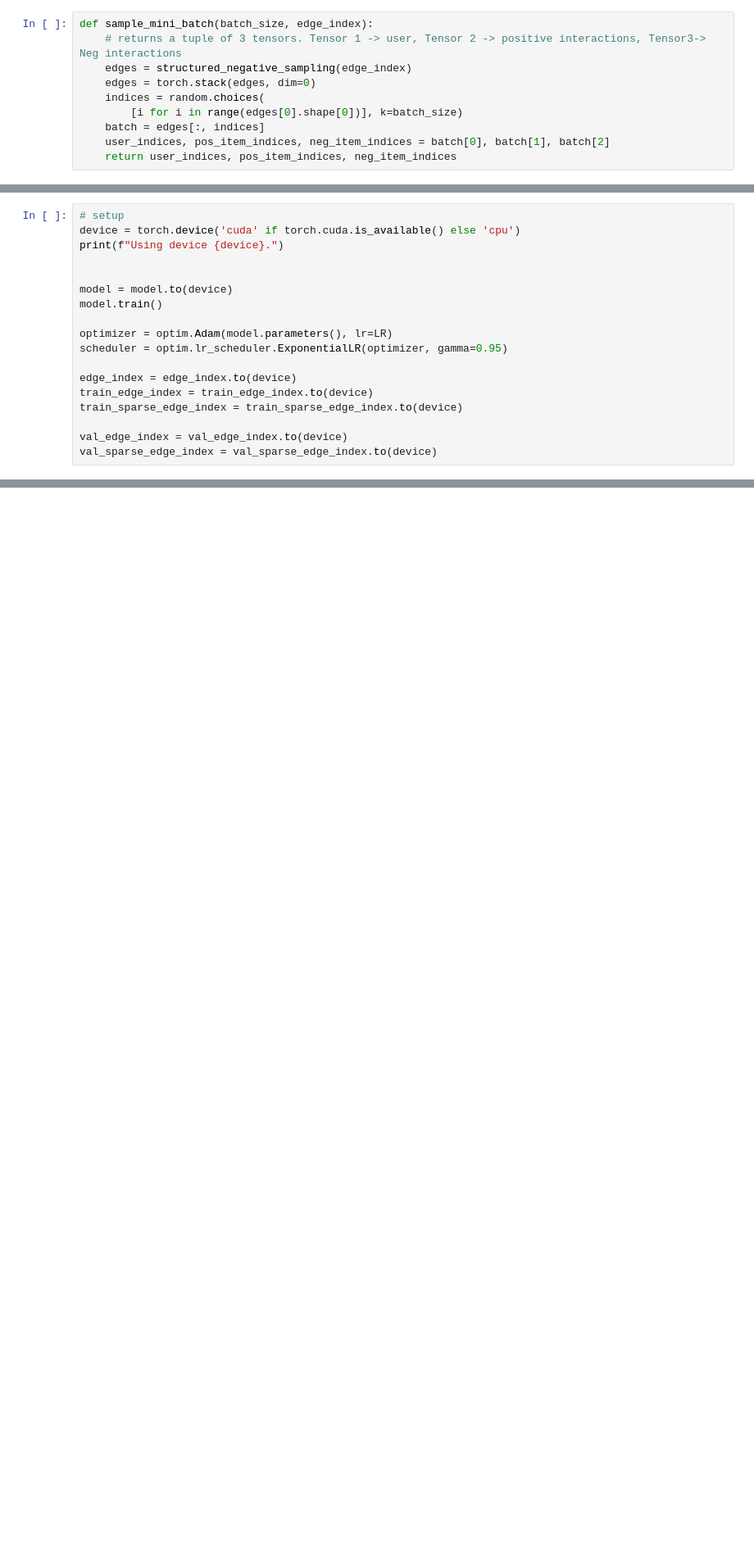
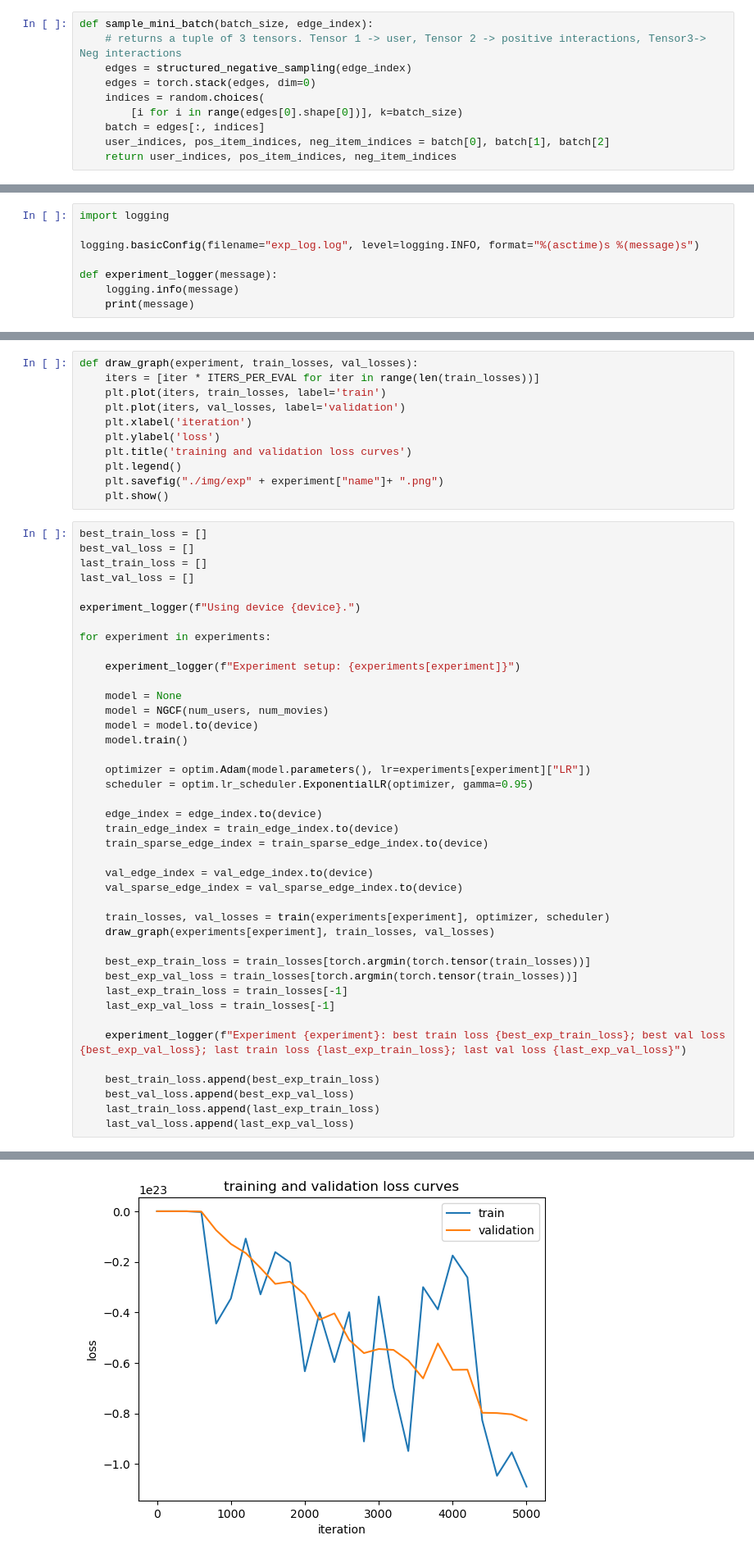
Before and after one commit to rbmy/recommendation_system, a Jupyter notebook: ngcf.ipynb, the cells around one changed output, grey strips where cells are left out. Shown: that part at 82% size. Cells and saved outputs as stored; diff of their text form; blank space fills up the shorter version.

```diff
--- a/ngcf.ipynb
+++ b/ngcf.ipynb
@@ -360,0 +430,8 @@ LAMBDA = 1e-6
+# %%
+import logging
+
+logging.basicConfig(filename="exp_log.log", level=logging.INFO, format="%(asctime)s %(message)s")
+
+def experiment_logger(message):
+    logging.info(message)
+    print(message)
@@ -361,19 +481,53 @@ LAMBDA = 1e-6
+# %%
+def draw_graph(experiment, train_losses, val_losses):
+    iters = [iter * ITERS_PER_EVAL for iter in range(len(train_losses))]
+    plt.plot(iters, train_losses, label='train')
+    plt.plot(iters, val_losses, label='validation')
+    plt.xlabel('iteration')
+    plt.ylabel('loss')
+    plt.title('training and validation loss curves')
+    plt.legend()
+    plt.savefig("./img/exp" + experiment["name"]+ ".png")
+    plt.show()
 # %%
-# setup
-device = torch.device('cuda' if torch.cuda.is_available() else 'cpu')
-print(f"Using device {device}.")
+best_train_loss = []
+best_val_loss = []
+last_train_loss = []
+last_val_loss = []
 
+experiment_logger(f"Using device {device}.")
 
-model = model.to(device)
-model.train()
+for experiment in experiments:
 
-optimizer = optim.Adam(model.parameters(), lr=LR)
-scheduler = optim.lr_scheduler.ExponentialLR(optimizer, gamma=0.95)
+    experiment_logger(f"Experiment setup: {experiments[experiment]}")
 
-edge_index = edge_index.to(device)
-train_edge_index = train_edge_index.to(device)
-train_sparse_edge_index = train_sparse_edge_index.to(device)
+    model = None
+    model = NGCF(num_users, num_movies)
+    model = model.to(device)
+    model.train()
 
-val_edge_index = val_edge_index.to(device)
-val_sparse_edge_index = val_sparse_edge_index.to(device)
+    optimizer = optim.Adam(model.parameters(), lr=experiments[experiment]["LR"])
+    scheduler = optim.lr_scheduler.ExponentialLR(optimizer, gamma=0.95)
+
+    edge_index = edge_index.to(device)
+    train_edge_index = train_edge_index.to(device)
+    train_sparse_edge_index = train_sparse_edge_index.to(device)
+
+    val_edge_index = val_edge_index.to(device)
+    val_sparse_edge_index = val_sparse_edge_index.to(device)
+
+    train_losses, val_losses = train(experiments[experiment], optimizer, scheduler)
+    draw_graph(experiments[experiment], train_losses, val_losses)
+
+    best_exp_train_loss = train_losses[torch.argmin(torch.tensor(train_losses))]
+    best_exp_val_loss = train_losses[torch.argmin(torch.tensor(train_losses))]
+    last_exp_train_loss = train_losses[-1]
+    last_exp_val_loss = train_losses[-1]
+
+    experiment_logger(f"Experiment {experiment}: best train loss {best_exp_train_loss}; best val loss {best_exp_val_loss}; last train loss {last_exp_train_loss}; last val loss {last_exp_val_loss}")
+
+    best_train_loss.append(best_exp_train_loss)
+    best_val_loss.append(best_exp_val_loss)
+    last_train_loss.append(last_exp_train_loss)
+    last_val_loss.append(last_exp_val_loss)
 # %% [output]
@@ -380,0 +551 @@ Using device cpu.
+[figure, added]
```
Also changed, not shown: parts of 11 cells of this notebook, 10 other files.
